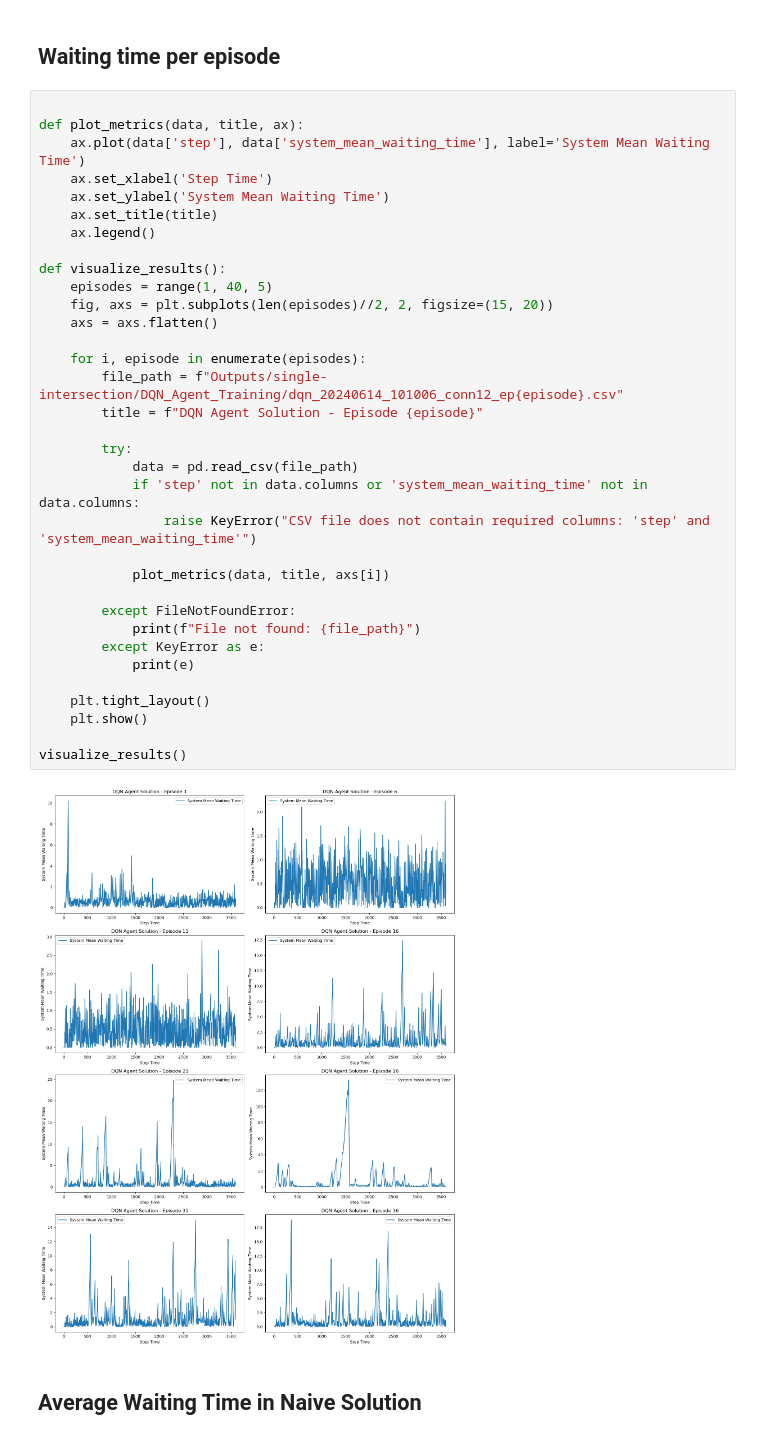
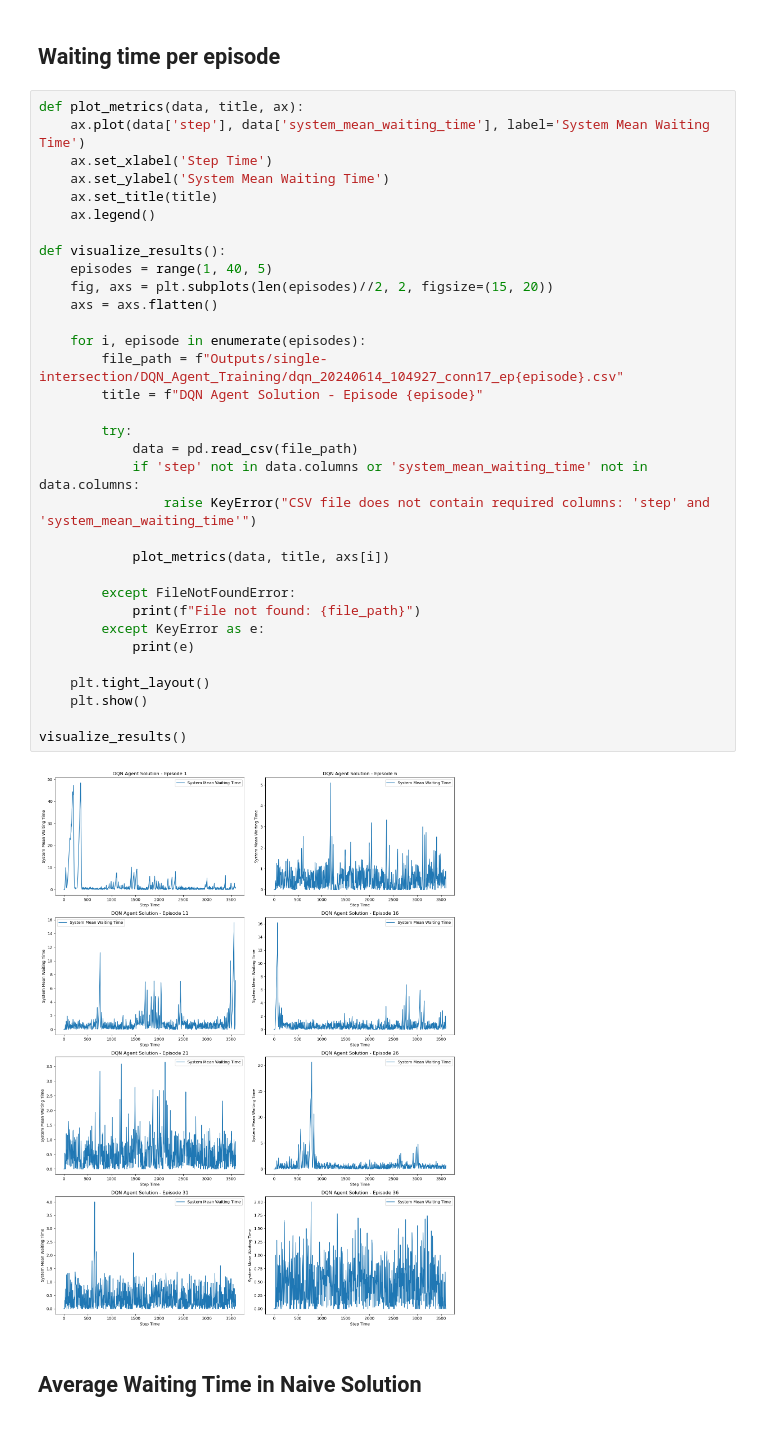
Before and after one commit to matand380/Traffic_Tune_POC, a Jupyter notebook: Traffic_Tune_POC_final.ipynb, the cells around one changed output. Saved outputs shown, nothing was run; the diff lists cells and outputs as text.

```diff
--- a/Traffic_Tune_POC_final.ipynb
+++ b/Traffic_Tune_POC_final.ipynb
@@ -326,41 +327,40 @@ create_video("outputs/single-intersection/dqn_images", "DQN Agent Solution")
 # %% [markdown]
 ## Waiting time per episode
 # %%
-
 def plot_metrics(data, title, ax):
     ax.plot(data['step'], data['system_mean_waiting_time'], label='System Mean Waiting Time')
     ax.set_xlabel('Step Time')
     ax.set_ylabel('System Mean Waiting Time')
     ax.set_title(title)
     ax.legend()
 
 def visualize_results():
     episodes = range(1, 40, 5)
     fig, axs = plt.subplots(len(episodes)//2, 2, figsize=(15, 20))
     axs = axs.flatten()
 
     for i, episode in enumerate(episodes):
-        file_path = f"Outputs/single-intersection/DQN_Agent_Training/dqn_20240614_101006_conn12_ep{episode}.csv"
+        file_path = f"Outputs/single-intersection/DQN_Agent_Training/dqn_20240614_104927_conn17_ep{episode}.csv"
         title = f"DQN Agent Solution - Episode {episode}"
 
         try:
             data = pd.read_csv(file_path)
             if 'step' not in data.columns or 'system_mean_waiting_time' not in data.columns:
                 raise KeyError("CSV file does not contain required columns: 'step' and 'system_mean_waiting_time'")
 
             plot_metrics(data, title, axs[i])
 
         except FileNotFoundError:
             print(f"File not found: {file_path}")
         except KeyError as e:
             print(e)
 
     plt.tight_layout()
     plt.show()
 
 visualize_results()
 # %% [output]
-[figure, old version]
+[figure, new version]
 # %% [markdown]
 ## Average Waiting Time in Naive Solution
 # %%
```
Also changed, not shown: parts of 5 cells of this notebook, 1 other file.
